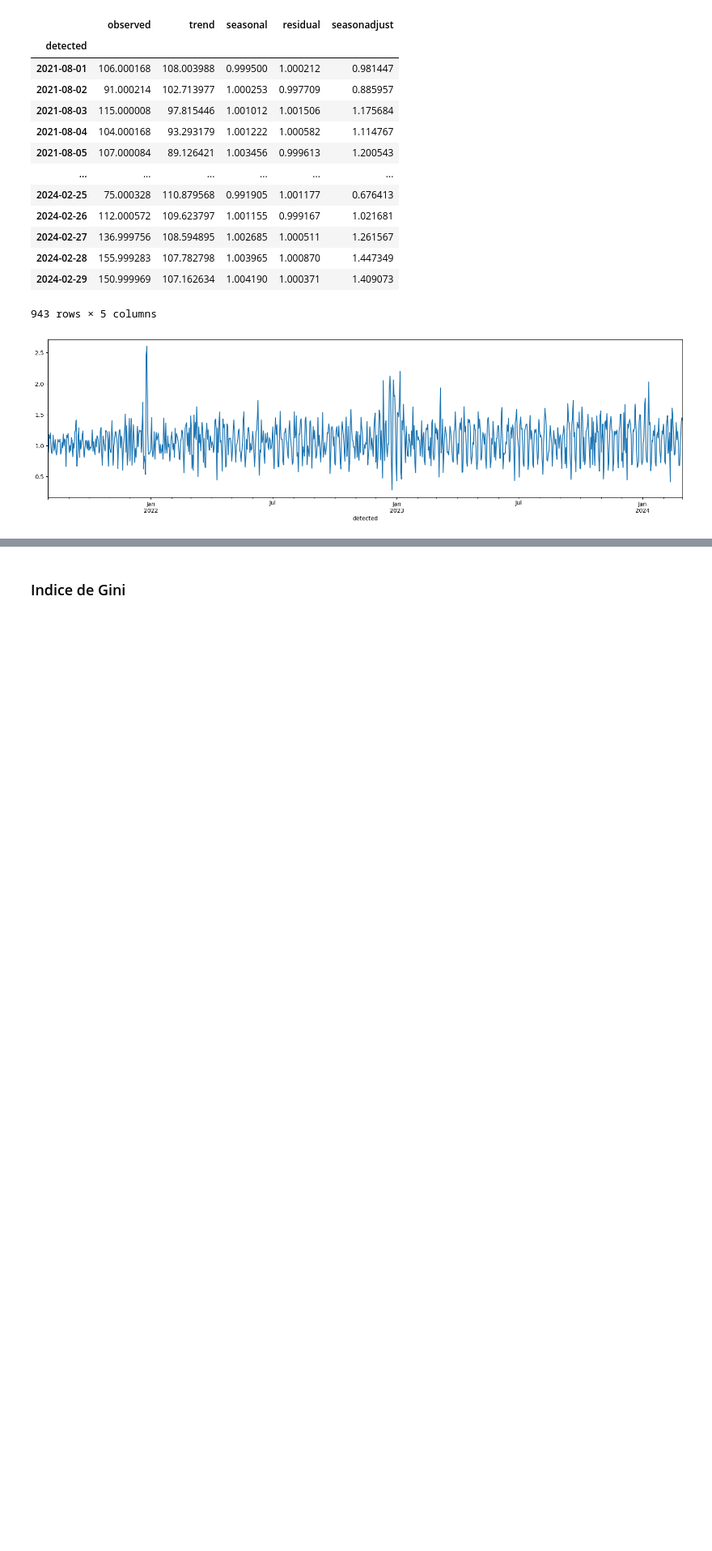
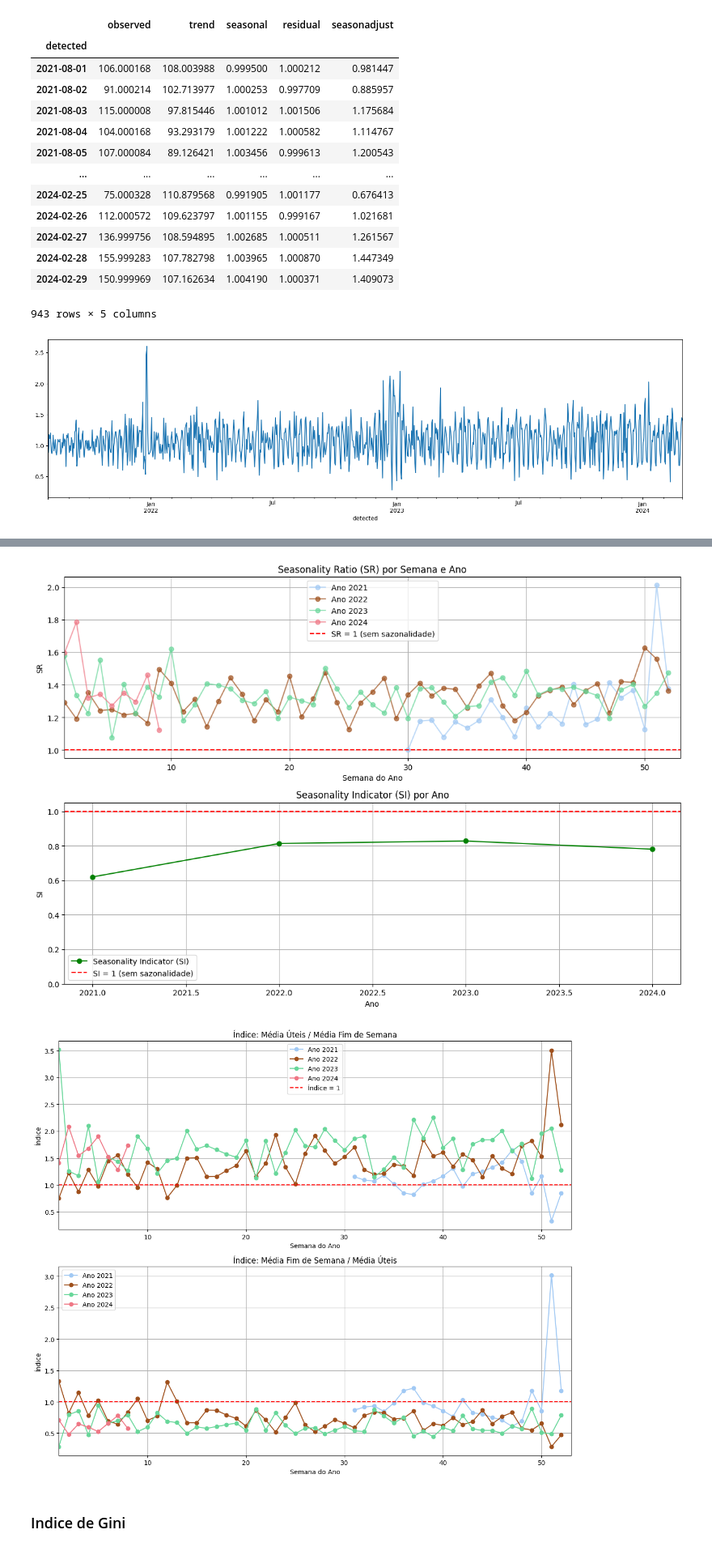
Before and after one commit to joanacarvalheiro/Seasonality, a Jupyter notebook: construcao_modelos/MSTL.ipynb, the cells around one changed output, grey strips where cells are left out. Shown at 81% size. Saved outputs shown, nothing was run; the diff lists cells and outputs as text; code cells hidden in the pictures; blank space fills up the shorter version.

```diff
--- a/construcao_modelos/MSTL.ipynb
+++ b/construcao_modelos/MSTL.ipynb
@@ -380,12 +380,12 @@ def aplica_algoritmo(df_daily_filled, contador_id, exog_col='exog',
 
 
 # Rolling windows (janela deslizante), avança de uma semana e elimina uma semana do inicio
-def get_one_more_week_rolling(df_daily_filled, df_hist, weeks_added, janela_semanas=52):
+def get_one_more_week_rolling(df, df_hist, weeks_added, janela_semanas=52):
     last_date = df_hist.index.max()
     next_week_start = last_date + pd.Timedelta(days=1)
     next_week_end = next_week_start + pd.Timedelta(days=6)
 
-    df_next_week = df_daily_filled.loc[next_week_start:next_week_end]
+    df_next_week = df.loc[next_week_start:next_week_end]
 
     if df_next_week.empty:
         return df_hist, weeks_added, False
@@ -774,3 +885,20 @@ df_sem_tendencia
+# %%
+df_stl_slidewindows = pd.DataFrame({
+    'datetime': df_todas_janelas.index,
+    'count_8': df_todas_janelas['seasonadjust']
+})
+# %%
+cores_personalizadas = {
+    2021: "#a1c9f4",
+    2022: "#9F501C",
+    2023: "#68d79a",
+    2024: "#ef7785"
+}
+df_sr_ano_semana, df_sr_semana, df_si = calcular_sr_si(df_stl_slidewindows, coluna='count_8', plotar=True, cores=cores_personalizadas)
+df_indices_uteis_fds = calcular_indice_uteis_fds(df_stl_slidewindows, coluna='count_8', plotar=True, cores=cores_personalizadas)
+# %% [output]
+[figure, added]
+[figure, added]
 # %% [markdown]
 ### Indice de Gini
 # %%
```
Also changed, not shown: parts of 29 cells of this notebook, 1 other file.
